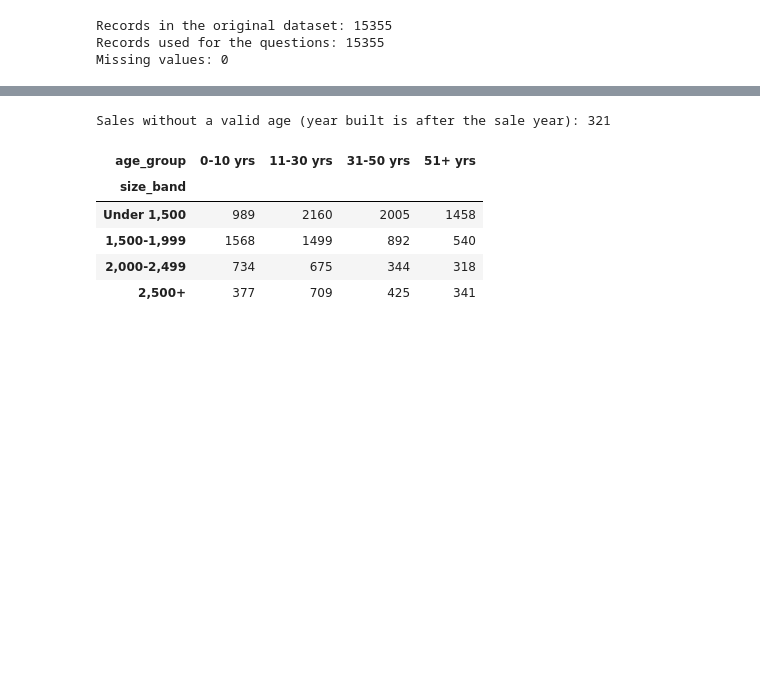
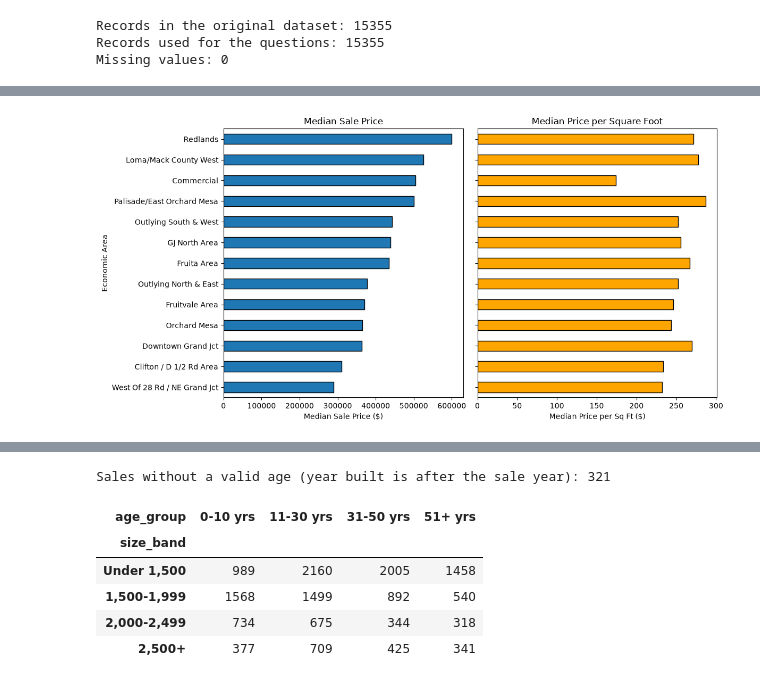
Before and after one commit to Dan2411/Mesa-County-Real-Estate-EDA, a Jupyter notebook: Team6_Midterm_Project.ipynb, the cells around one changed output, grey strips where cells are left out. Cells and saved outputs as stored; diff of their text form; code cells hidden in the pictures; blank space fills up the shorter version.

```diff
--- a/Team6_Midterm_Project.ipynb
+++ b/Team6_Midterm_Project.ipynb
@@ -1694,0 +1748,13 @@ To answer this, we calculate the median sale price of each economic area in each
+# %%
+# Location × price × size
+# Median price, size, and price per sq ft by economic area
+q7 = orig.groupby('economic_area').agg(
+    sales=('sale_price', 'count'),
+    median_price=('sale_price', 'median'),
+    median_sqft=('heated_sqft', 'median'),
+    median_price_per_sqft=('price_per_sqft', 'median'),
+)
+q7['price_rank'] = q7['median_price'].rank(ascending=False).astype(int)
+q7['price_per_sqft_rank'] = q7['median_price_per_sqft'].rank(ascending=False).astype(int)
+q7 = q7.sort_values('median_price', ascending=False)
+display(q7.round(0))
@@ -1694,0 +1777,19 @@ To answer this, we calculate the median sale price of each economic area in each
+# %%
+
+# Compare the two measures side by side (most expensive area at the top)
+fig, axes = plt.subplots(1, 2, figsize=(12, 6), sharey=True)
+q7['median_price'].plot(kind='barh', ax=axes[0], edgecolor='black')
+axes[0].set_title('Median Sale Price')
+axes[0].set_xlabel('Median Sale Price ($)')
+axes[0].ticklabel_format(style='plain', axis='x')
+
+q7['median_price_per_sqft'].plot(kind='barh', ax=axes[1], color='orange', edgecolor='black')
+axes[1].set_title('Median Price per Square Foot')
+axes[1].set_xlabel('Median Price per Sq Ft ($)')
+
+axes[0].set_ylabel('Economic Area')
+axes[0].invert_yaxis()
+plt.tight_layout()
+plt.show()
+# %% [output]
+[figure, added]
```
Also changed, not shown: parts of 160 cells of this notebook.
